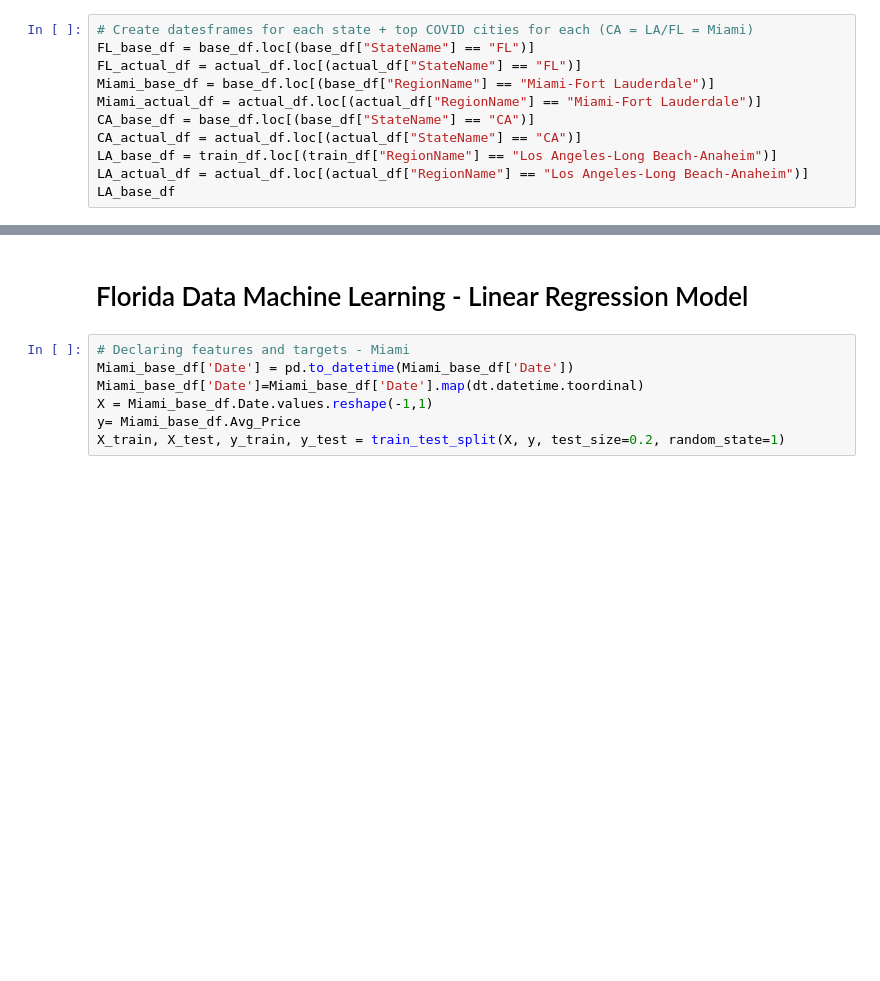
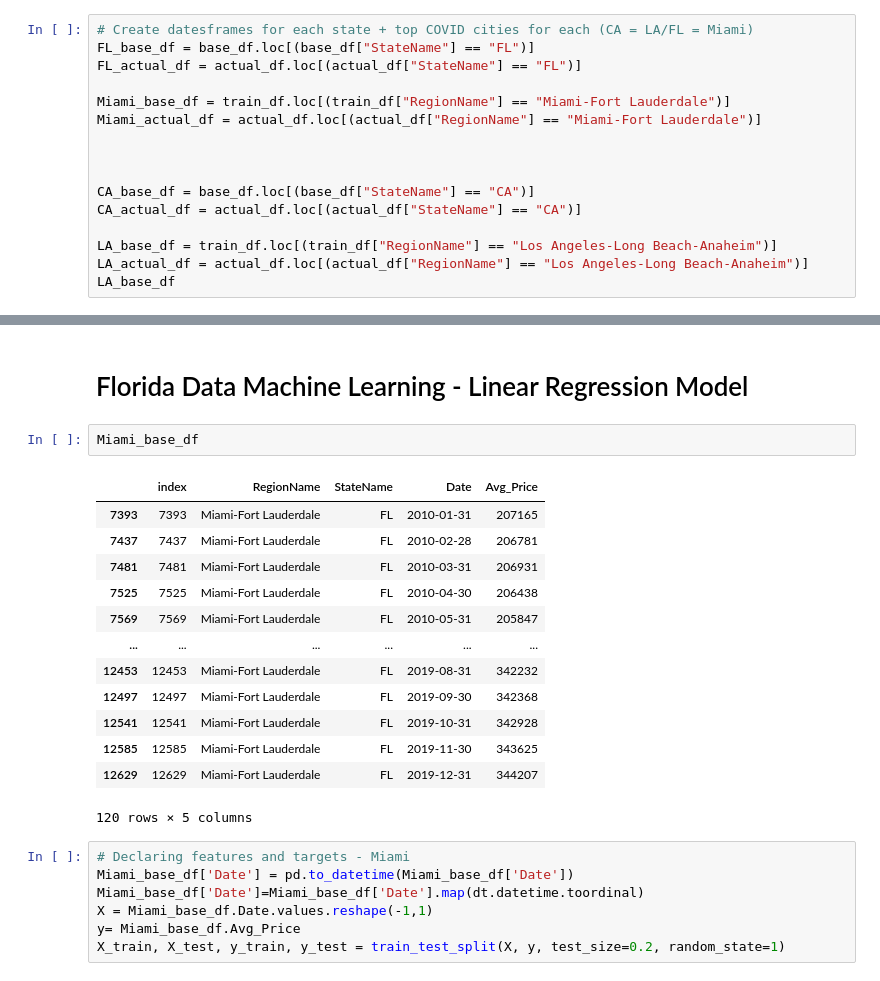
Before and after one commit to Jopinson/COVID19_Property_Pandemic, a Jupyter notebook: notebooks/modeling/Covid-Housing-ML.ipynb, the cells around one changed output, grey strips where cells are left out. Cells and saved outputs as stored; diff of their text form; blank space fills up the shorter version.

Commit message:
Added Miami ML

```diff
--- a/notebooks/modeling/Covid-Housing-ML.ipynb
+++ b/notebooks/modeling/Covid-Housing-ML.ipynb
@@ -103,10 +104,15 @@ actual_df
 # Create datesframes for each state + top COVID cities for each (CA = LA/FL = Miami)
 FL_base_df = base_df.loc[(base_df["StateName"] == "FL")]
 FL_actual_df = actual_df.loc[(actual_df["StateName"] == "FL")]
-Miami_base_df = base_df.loc[(base_df["RegionName"] == "Miami-Fort Lauderdale")]
+
+Miami_base_df = train_df.loc[(train_df["RegionName"] == "Miami-Fort Lauderdale")]
 Miami_actual_df = actual_df.loc[(actual_df["RegionName"] == "Miami-Fort Lauderdale")]
+
+
+
 CA_base_df = base_df.loc[(base_df["StateName"] == "CA")]
 CA_actual_df = actual_df.loc[(actual_df["StateName"] == "CA")]
+
 LA_base_df = train_df.loc[(train_df["RegionName"] == "Los Angeles-Long Beach-Anaheim")]
 LA_actual_df = actual_df.loc[(actual_df["RegionName"] == "Los Angeles-Long Beach-Anaheim")]
 LA_base_df
@@ -304,5 +224,21 @@ Name: Date, dtype: int64
 # %% [markdown]
 # Florida Data Machine Learning - Linear Regression Model
+# %%
+Miami_base_df
+# %% [output]
+|  | index | RegionName | StateName | Date | Avg_Price |
+| 7393 | 7393 | Miami-Fort Lauderdale | FL | 2010-01-31 | 207165 |
+| 7437 | 7437 | Miami-Fort Lauderdale | FL | 2010-02-28 | 206781 |
+| 7481 | 7481 | Miami-Fort Lauderdale | FL | 2010-03-31 | 206931 |
+| 7525 | 7525 | Miami-Fort Lauderdale | FL | 2010-04-30 | 206438 |
+| 7569 | 7569 | Miami-Fort Lauderdale | FL | 2010-05-31 | 205847 |
+| ... | ... | ... | ... | ... | ... |
+| 12453 | 12453 | Miami-Fort Lauderdale | FL | 2019-08-31 | 342232 |
+| 12497 | 12497 | Miami-Fort Lauderdale | FL | 2019-09-30 | 342368 |
+| 12541 | 12541 | Miami-Fort Lauderdale | FL | 2019-10-31 | 342928 |
+| 12585 | 12585 | Miami-Fort Lauderdale | FL | 2019-11-30 | 343625 |
+| 12629 | 12629 | Miami-Fort Lauderdale | FL | 2019-12-31 | 344207 |
+120 rows × 5 columns
 # %%
 # Declaring features and targets - Miami
 Miami_base_df['Date'] = pd.to_datetime(Miami_base_df['Date'])
```
Also changed, not shown: parts of 18 cells of this notebook, 3 other files.
